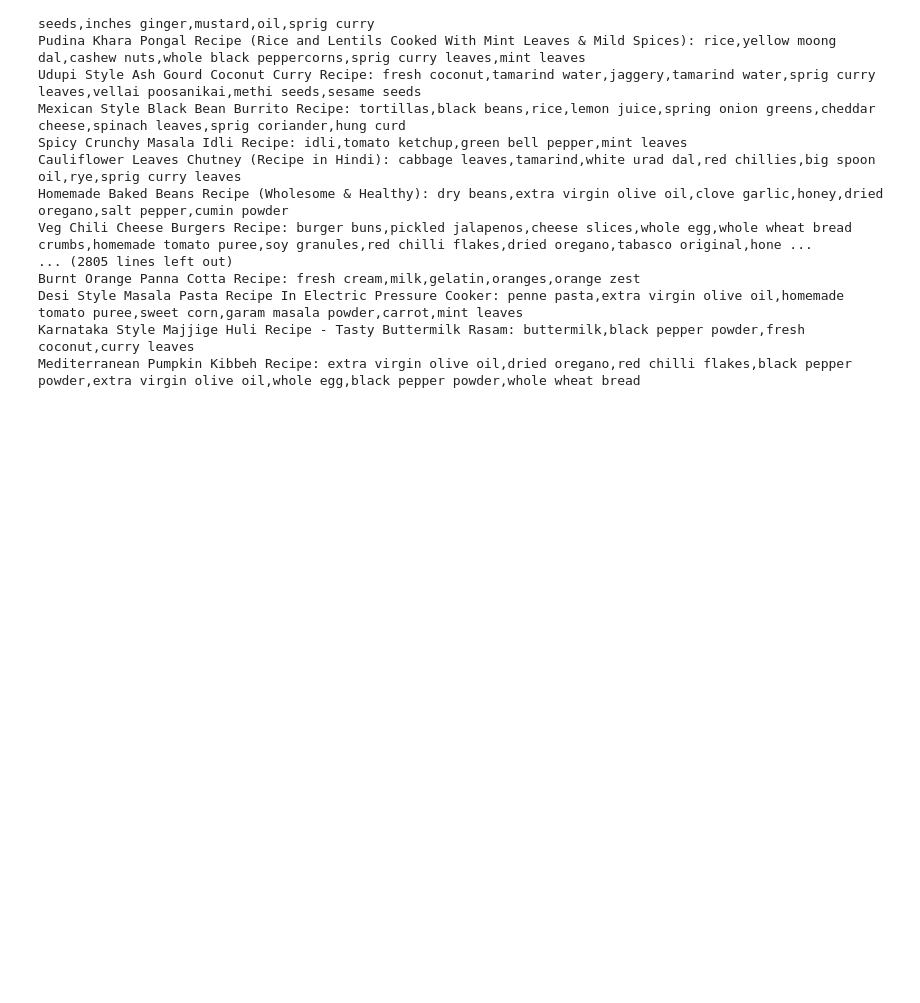
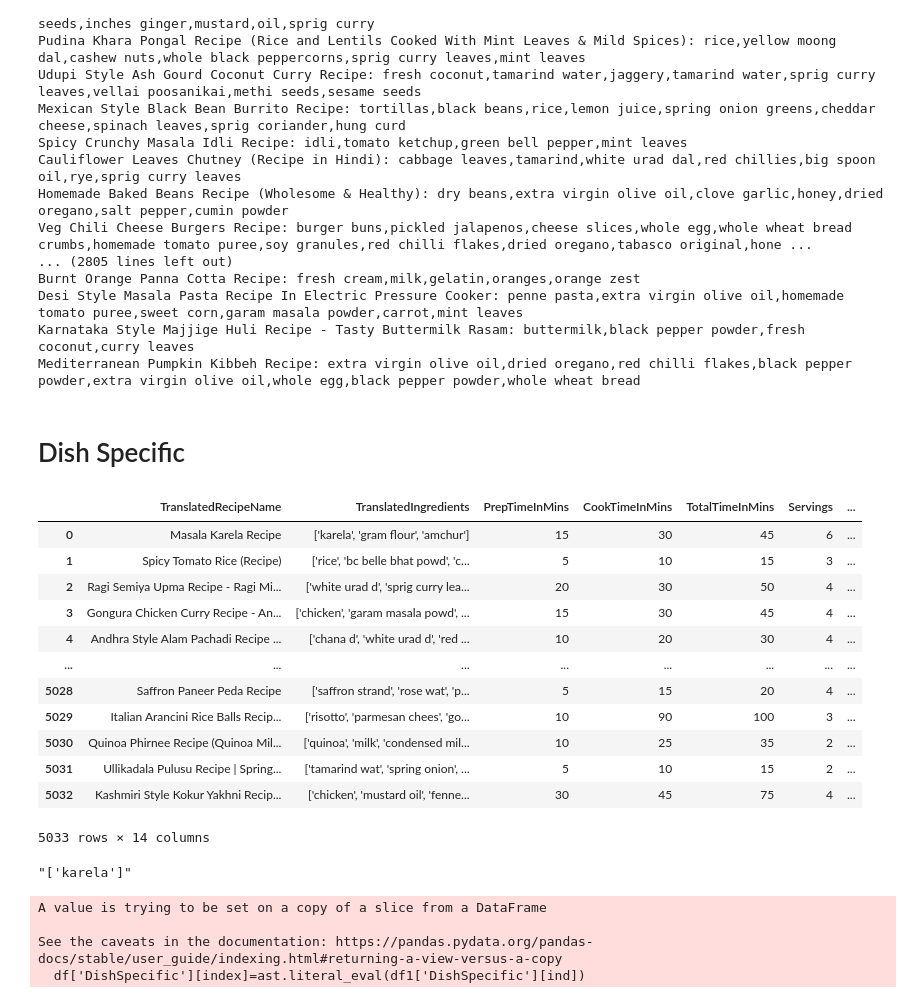
Before and after one commit to UtkarshBagaria/Recipe_Recommender, a Jupyter notebook: code6000.ipynb, the cells around one changed output. Cells and saved outputs as stored; diff of their text form; code cells hidden in the pictures; blank space fills up the shorter version.

```diff
--- a/code6000.ipynb
+++ b/code6000.ipynb
@@ -975,3 +975,5 @@ Burnt Orange Panna Cotta Recipe: fresh cream,milk,gelatin,oranges,orange zest
 Desi Style Masala Pasta Recipe In Electric Pressure Cooker: penne pasta,extra virgin olive oil,homemade tomato puree,sweet corn,garam masala powder,carrot,mint leaves
 Karnataka Style Majjige Huli Recipe - Tasty Buttermilk Rasam: buttermilk,black pepper powder,fresh coconut,curry leaves
 Mediterranean Pumpkin Kibbeh Recipe: extra virgin olive oil,dried oregano,red chilli flakes,black pepper powder,extra virgin olive oil,whole egg,black pepper powder,whole wheat bread
+# %% [markdown]
+# Dish Specific
@@ -977,0 +982,20 @@ Mediterranean Pumpkin Kibbeh Recipe: extra virgin olive oil,dried oregano,red ch
+# %%
+df=pd.read_csv('Working_file11.csv')
+# %%
+df['DishSpecific']=None
+# %%
+df
+# %% [output]
+|  | TranslatedRecipeName | TranslatedIngredients | PrepTimeInMins | CookTimeInMins | TotalTimeInMins | Servings | ... |
+| 0 | Masala Karela Recipe | ['karela', 'gram flour', 'amchur'] | 15 | 30 | 45 | 6 | ... |
+| 1 | Spicy Tomato Rice (Recipe) | ['rice', 'bc belle bhat powd', 'c... | 5 | 10 | 15 | 3 | ... |
+| 2 | Ragi Semiya Upma Recipe - Ragi Mi... | ['white urad d', 'sprig curry lea... | 20 | 30 | 50 | 4 | ... |
+| 3 | Gongura Chicken Curry Recipe - An... | ['chicken', 'garam masala powd', ... | 15 | 30 | 45 | 4 | ... |
+| 4 | Andhra Style Alam Pachadi Recipe ... | ['chana d', 'white urad d', 'red ... | 10 | 20 | 30 | 4 | ... |
+| ... | ... | ... | ... | ... | ... | ... | ... |
+| 5028 | Saffron Paneer Peda Recipe | ['saffron strand', 'rose wat', 'p... | 5 | 15 | 20 | 4 | ... |
+| 5029 | Italian Arancini Rice Balls Recip... | ['risotto', 'parmesan chees', 'go... | 10 | 90 | 100 | 3 | ... |
+| 5030 | Quinoa Phirnee Recipe (Quinoa Mil... | ['quinoa', 'milk', 'condensed mil... | 10 | 25 | 35 | 2 | ... |
+| 5031 | Ullikadala Pulusu Recipe | Spring... | ['tamarind wat', 'spring onion', ... | 5 | 10 | 15 | 2 | ... |
+| 5032 | Kashmiri Style Kokur Yakhni Recip... | ['chicken', 'mustard oil', 'fenne... | 30 | 45 | 75 | 4 | ... |
+5033 rows × 14 columns
@@ -977,0 +1004,14 @@ Mediterranean Pumpkin Kibbeh Recipe: extra virgin olive oil,dried oregano,red ch
+# %%
+df1['DishSpecific'][0]
+# %% [output]
+"['karela']"
+# %%
+import ast
+for index,data in df['TranslatedRecipeName'].iteritems():
+    ind=df1[df1['TranslatedRecipeName'] == data].index[0]
+    df['DishSpecific'][index]=ast.literal_eval(df1['DishSpecific'][ind])
+# %% [output]
+A value is trying to be set on a copy of a slice from a DataFrame
+
+See the caveats in the documentation: https://pandas.pydata.org/pandas-docs/stable/user_guide/indexing.html#returning-a-view-versus-a-copy
+  df['DishSpecific'][index]=ast.literal_eval(df1['DishSpecific'][ind])
```
Also changed, not shown: parts of 11 cells of this notebook, 17 other files.
